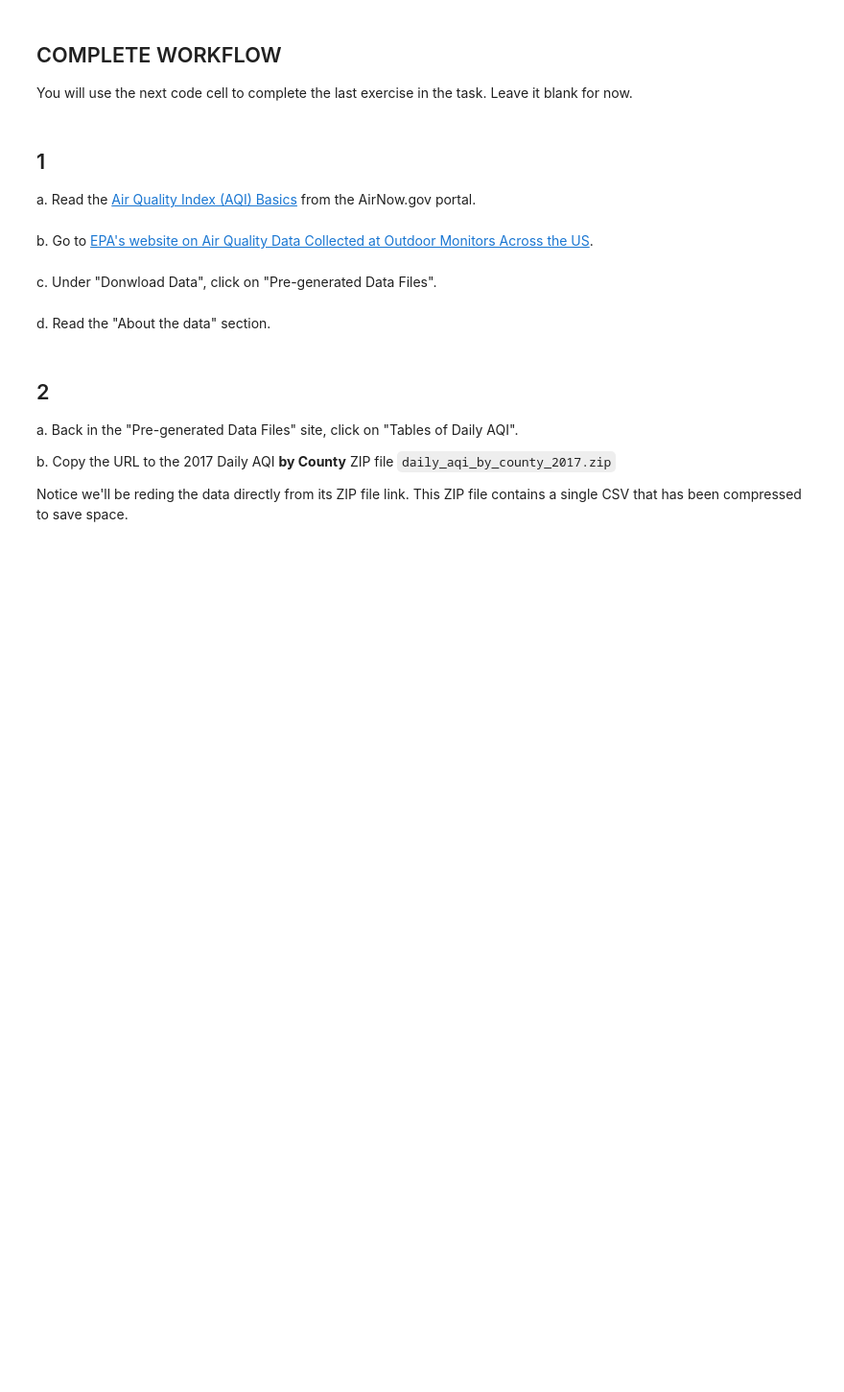
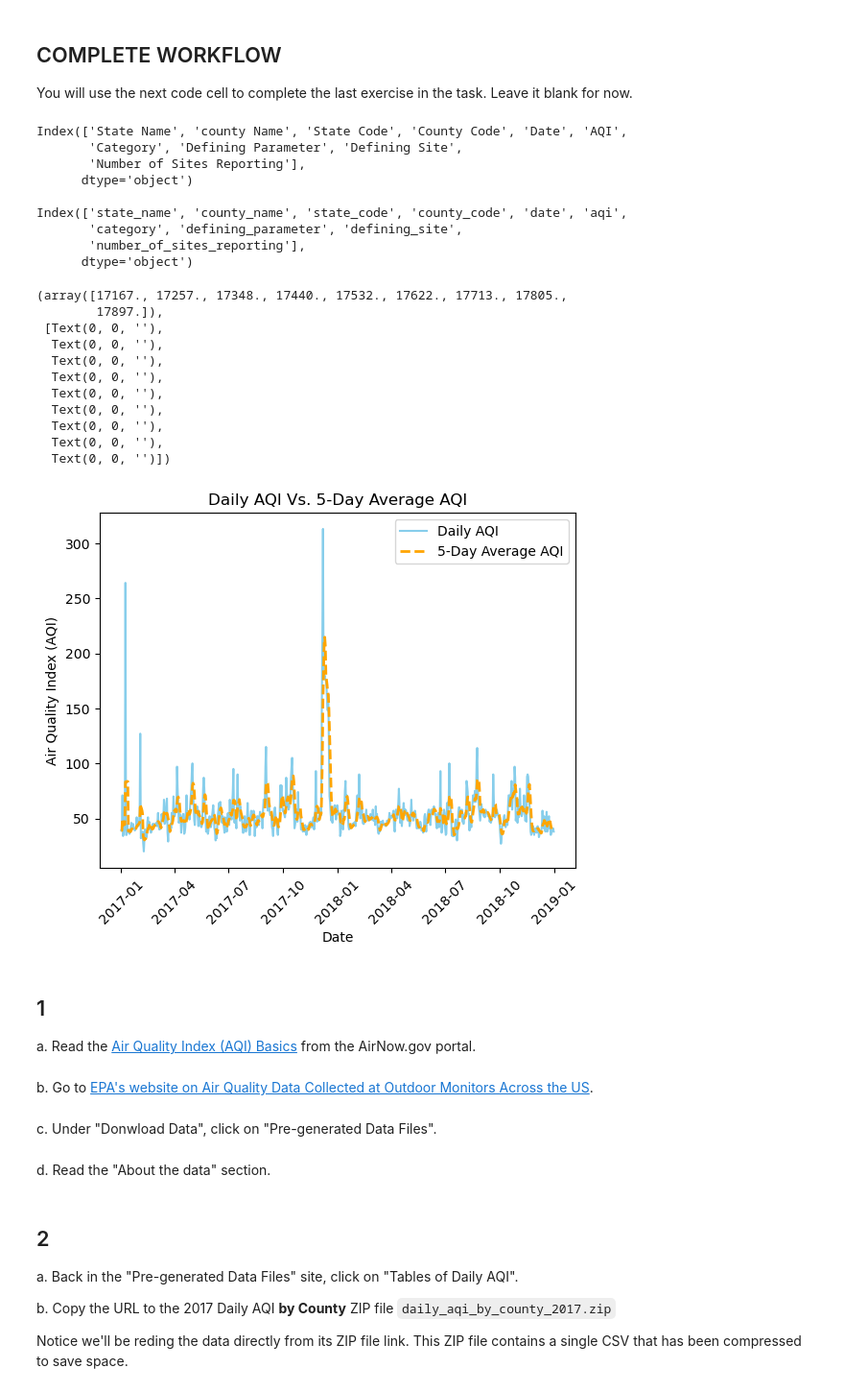
Before and after one commit to kpaya/eds220-hwk2, a Jupyter notebook: hwk2-task3-aqi-Paya.ipynb, the cells around one changed output. Shown: that part at 96% size. Saved outputs shown, nothing was run; the diff lists cells and outputs as text; code cells hidden in the pictures; blank space fills up the shorter version.

```diff
--- a/hwk2-task3-aqi-Paya.ipynb
+++ b/hwk2-task3-aqi-Paya.ipynb
@@ -28,6 +30,86 @@ In this task you will use [Air Quality Index (AQI)](https://www.airnow.gov/aqi/a
 ## COMPLETE WORKFLOW
 
 You will use the next code cell to complete the last exercise in the task. Leave it blank for now.
+# %%
+# Import libraries
+import pandas as pd
+import matplotlib.pyplot as plt
+
+# Read in data
+aqi_17 = pd.read_csv('https://aqs.epa.gov/aqsweb/airdata/daily_aqi_by_county_2017.zip',compression='zip')
+aqi_18 = pd.read_csv('https://aqs.epa.gov/aqsweb/airdata/daily_aqi_by_county_2018.zip',compression='zip')
+
+# Data cleaning
+
+# Concatenate DataFrames aqi_17 and aqi_18 along the default axis
+aqi = pd.concat([aqi_17, aqi_18])
+
+# Initial column names: notice caps and spaces (difficult to work with!)
+print(aqi.columns, '\n')
+
+# Simplify column names
+aqi.columns = (aqi.columns
+                  .str.lower()
+                  .str.replace(' ','_')
+                )
+print(aqi.columns, '\n')
+
+# Data Wrangling
+
+# Filter to include only the rows where the county name is 'Santa Barbara'
+aqi_sb = aqi[aqi['county_name'] == 'Santa Barbara']
+
+# Drop unnecessary columns('state_name', 'county_name', 'state_code', and 'county_code')
+aqi_sb = aqi_sb.drop(['state_name', 'county_name', 'state_code', 'county_code'], axis=1)
+
+# Convert 'date' column in the aqi_sb DataFrame to datetime format
+aqi_sb.date = pd.to_datetime(aqi_sb['date'])
+
+# Set the 'date' column as the index
+aqi_sb = aqi_sb.set_index('date')
+
+# Calculate AQI rolling average over 5 days
+aqi_sb['five_day_average'] = aqi_sb['aqi'].rolling('5D').mean()
+
+# Data plotting
+
+# Plot the daily AQI
+plt.plot(aqi_sb.index, aqi_sb['aqi'], label='Daily AQI', color='skyblue', linestyle='-')
+
+# Plot the 5-day average AQI
+plt.plot(aqi_sb.index, aqi_sb['five_day_average'], label='5-Day Average AQI', color='orange', linestyle='--', linewidth=2)
+
+
+# Add titles, labels and legend
+plt.title('Daily AQI Vs. 5-Day Average AQI')
+plt.xlabel('Date')
+plt.ylabel('Air Quality Index (AQI)')
+plt.legend()
+
+# Rotate x-labels at a 45 angle in order to fit in graph
+plt.xticks(rotation=45)
+# %% [output]
+Index(['State Name', 'county Name', 'State Code', 'County Code', 'Date', 'AQI',
+       'Category', 'Defining Parameter', 'Defining Site',
+       'Number of Sites Reporting'],
+      dtype='object')
+
+Index(['state_name', 'county_name', 'state_code', 'county_code', 'date', 'aqi',
+       'category', 'defining_parameter', 'defining_site',
+       'number_of_sites_reporting'],
+      dtype='object')
+(array([17167., 17257., 17348., 17440., 17532., 17622., 17713., 17805.,
+        17897.]),
+ [Text(0, 0, ''),
+  Text(0, 0, ''),
+  Text(0, 0, ''),
+  Text(0, 0, ''),
+  Text(0, 0, ''),
+  Text(0, 0, ''),
+  Text(0, 0, ''),
+  Text(0, 0, ''),
+  Text(0, 0, '')])
+[figure, added]
 # %% [markdown]
 ## 1
 
```
Also changed, not shown: parts of 13 cells of this notebook, 2 other files.
